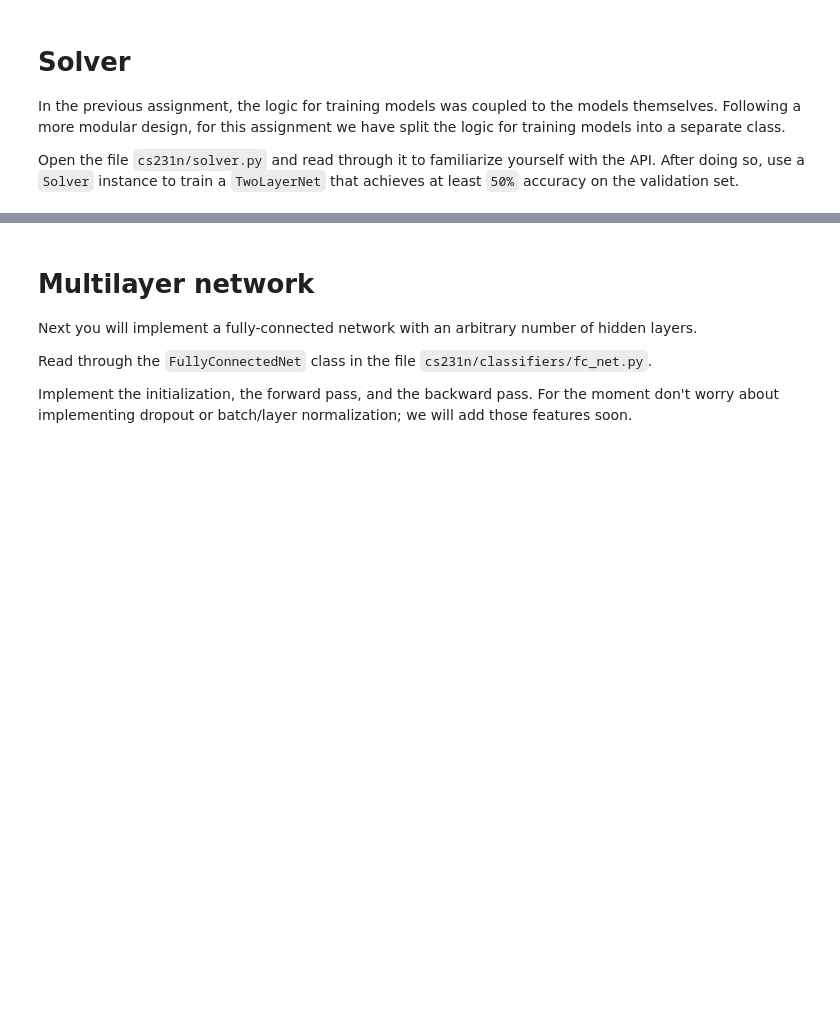
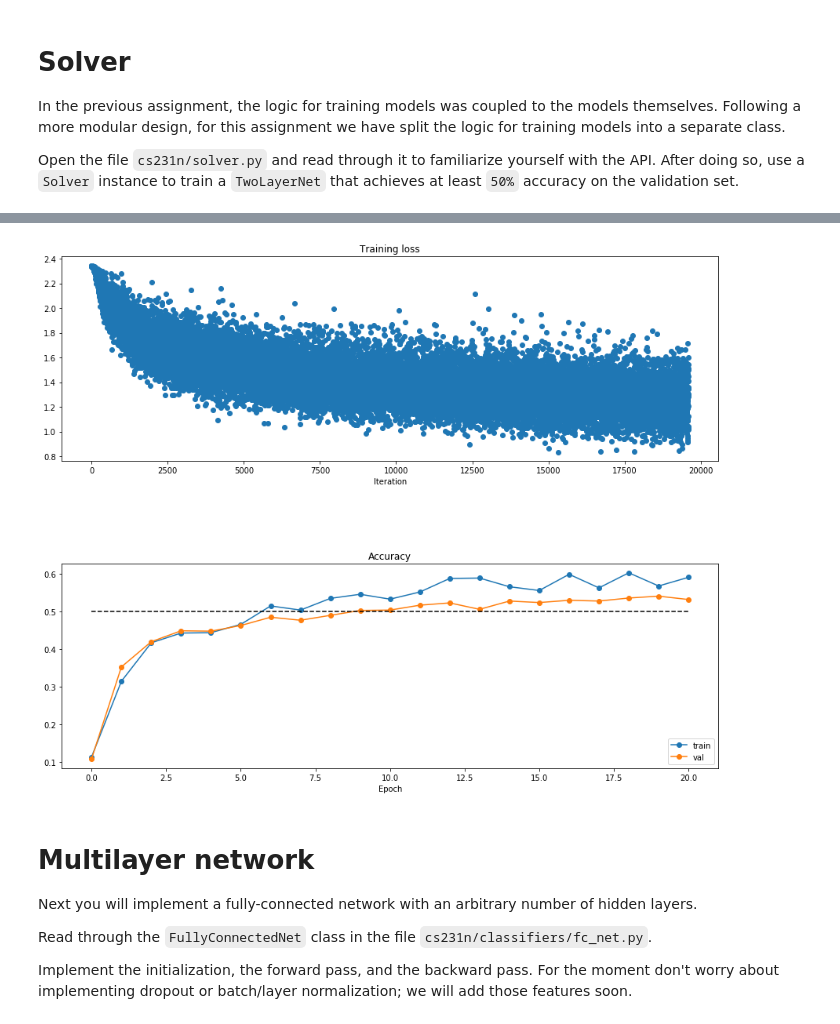
Before and after one commit to sgmath12/cs231n, a Jupyter notebook: spring1718_assignment2/FullyConnectedNets.ipynb, the cells around one changed output, grey strips where cells are left out. Drawn from its saved outputs; the diff is of its cells as text; code cells hidden in the pictures; blank space fills up the shorter version.

```diff
--- a/spring1718_assignment2/FullyConnectedNets.ipynb
+++ b/spring1718_assignment2/FullyConnectedNets.ipynb
@@ -299,7 +298,16 @@ solver = None
 # TODO: Use a Solver instance to train a TwoLayerNet that achieves at least  #
 # 50% accuracy on the validation set.                                        #
 ##############################################################################
-pass
+
+
+
+model = TwoLayerNet(hidden_dim = 100,reg = 2.5e-1)
+solver = Solver(model,data,batch_size = 50,num_epochs = 10)
+solver.train()
+
+
+
+
 ##############################################################################
 #                             END OF YOUR CODE                               #
 ##############################################################################
@@ -306,20 +332,23 @@ pass
 # %%
 # Run this cell to visualize training loss and train / val accuracy
 
 plt.subplot(2, 1, 1)
 plt.title('Training loss')
 plt.plot(solver.loss_history, 'o')
 plt.xlabel('Iteration')
 
 plt.subplot(2, 1, 2)
 plt.title('Accuracy')
 plt.plot(solver.train_acc_history, '-o', label='train')
 plt.plot(solver.val_acc_history, '-o', label='val')
 plt.plot([0.5] * len(solver.val_acc_history), 'k--')
 plt.xlabel('Epoch')
 plt.legend(loc='lower right')
 plt.gcf().set_size_inches(15, 12)
+plt.subplots_adjust(hspace = 0.5)
 plt.show()
+# %% [output]
+[figure, added]
 # %% [markdown]
 # Multilayer network
 Next you will implement a fully-connected network with an arbitrary number of hidden layers.
```
Also changed, not shown: parts of 12 cells of this notebook, 3 other files.
